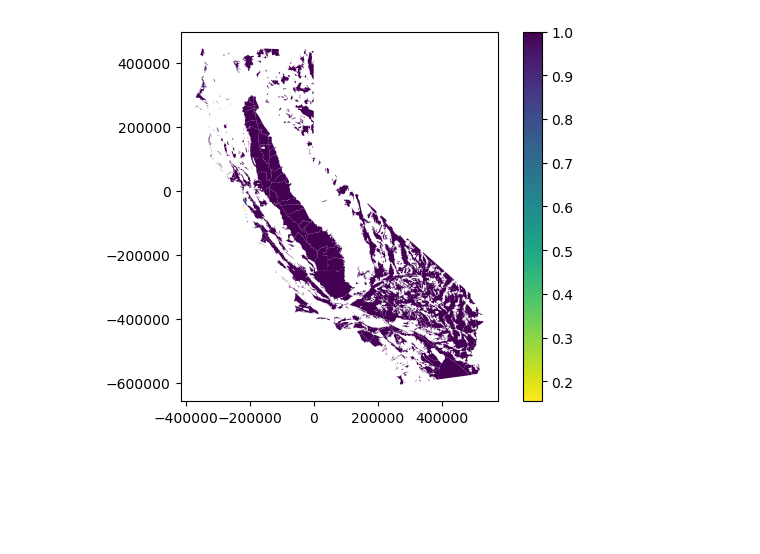
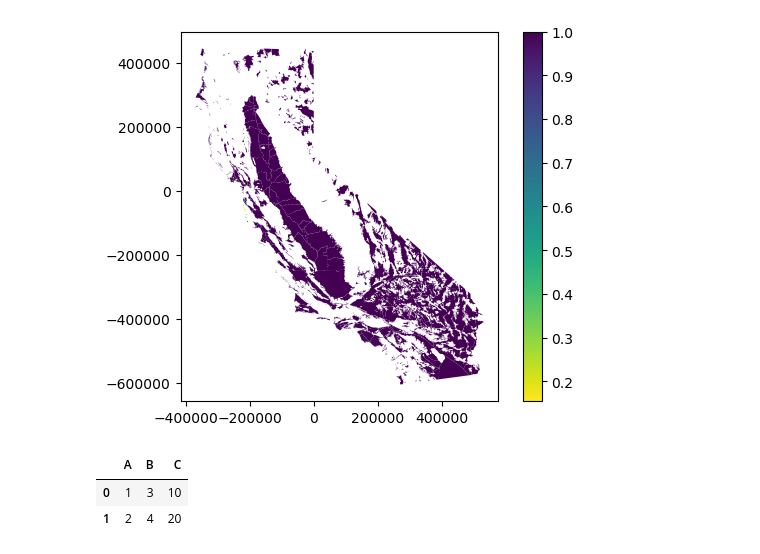
Before and after one commit to cgmorton/cadwr-basin-summaries, a Jupyter notebook: stitch_to_gw_shapefile.ipynb, the cells around one changed output. Drawn from its saved outputs; the diff is of its cells as text; code cells hidden in the pictures; blank space fills up the shorter version.

```diff
--- a/stitch_to_gw_shapefile.ipynb
+++ b/stitch_to_gw_shapefile.ipynb
@@ -175,3 +175,15 @@ test_cov_gdf.plot(column=f'{modname}cov0407',cmap='viridis_r',legend=True)
 [figure]
 [figure]
 [figure]
+# %%
+import pandas as pd
+df = pd.DataFrame({'A': [1, 2], 'B': [3, 4]})
+s = pd.Series([10, 20])
+
+df['C'] = s
+# %%
+df
+# %% [output]
+|  | A | B | C |
+| 0 | 1 | 3 | 10 |
+| 1 | 2 | 4 | 20 |
```
Also changed, not shown: 1 other file.
